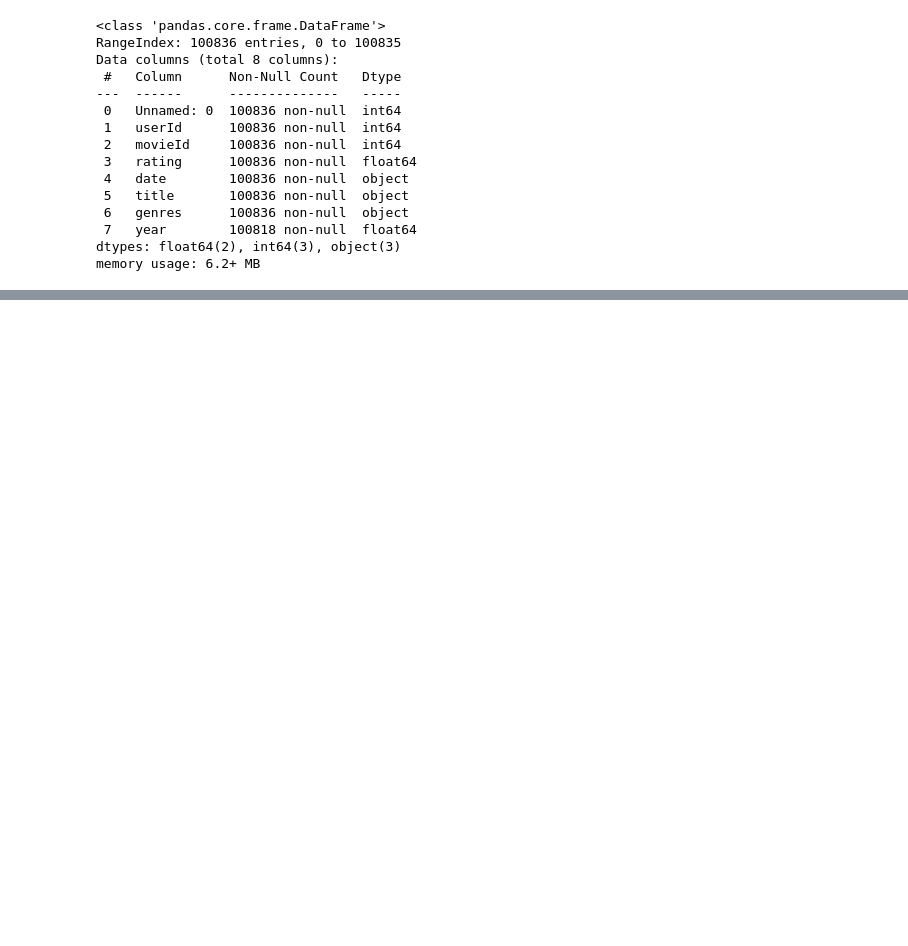
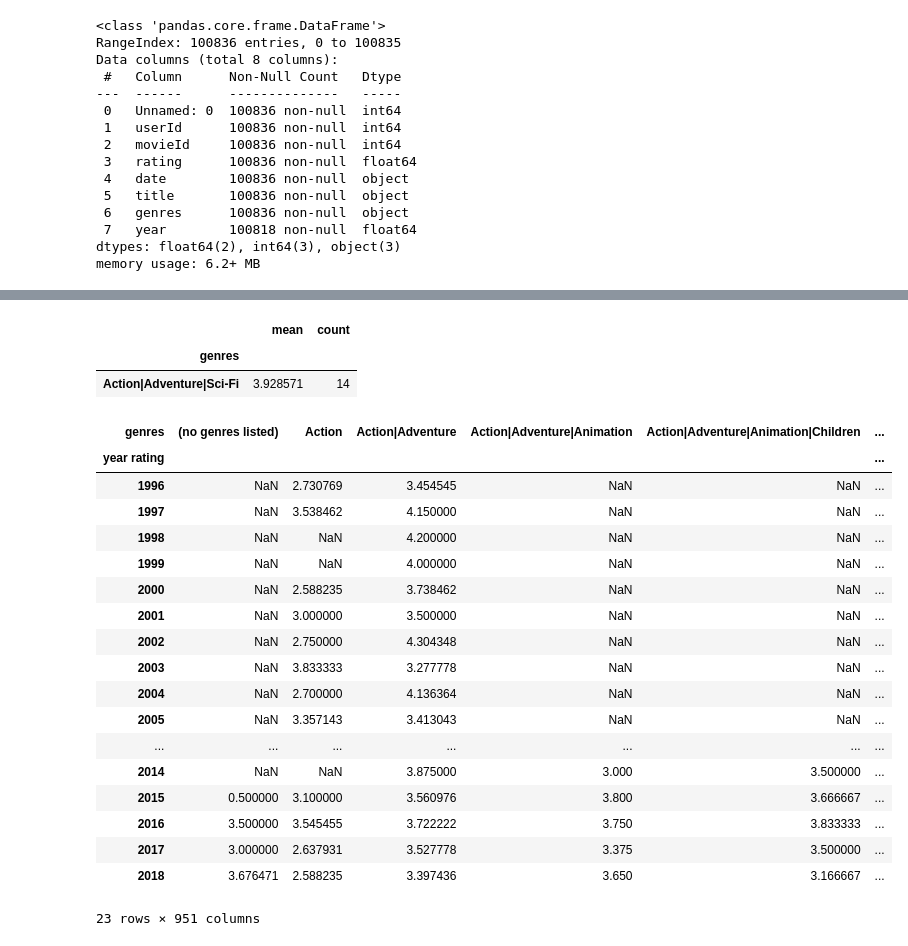
Before and after one commit to KolinZard/DS_projects, a Jupyter notebook: SF_work_folder/PY_12_Продвинутые_методы_работы_с_данными_в_Pandas/practice.ipynb, the cells around one changed output, grey strips where cells are left out. Saved outputs shown, nothing was run; the diff lists cells and outputs as text; code cells hidden in the pictures; blank space fills up the shorter version.

```diff
--- a/SF_work_folder/PY_12_Продвинутые_методы_работы_с_данными_в_Pandas/practice.ipynb
+++ b/SF_work_folder/PY_12_Продвинутые_методы_работы_с_данными_в_Pandas/practice.ipynb
@@ -46,0 +89,43 @@ KeyError: 'ratings'
+# %%
+mask3 = rating_movies['year'] == 2018
+table1 = rating_movies[mask3].groupby('genres')['rating'].agg(['mean','count'])
+# display(table1)
+mask4 = table1['count'] > 10
+table1[mask4].sort_values(by='mean', ascending=False).head(1)
+# %% [output]
+|  | mean | count |
+| genres |  |  |
+| Action|Adventure|Sci-Fi | 3.928571 | 14 |
+# %%
+rating_movies['date'] = pd.to_datetime(rating_movies['date'])
+# %%
+rating_movies['year rating'] = rating_movies['date'].dt.year
+# %%
+rating_movies_pivot = rating_movies.pivot_table(
+    values='rating',
+    index= 'year rating',
+    columns= 'genres',
+    aggfunc= 'mean'
+)
+
+display(rating_movies_pivot)
+# %% [output]
+| genres | (no genres listed) | Action | Action|Adventure | Action|Adventure|Animation | Action|Adventure|Animation|Children | ... |
+| year rating |  |  |  |  |  | ... |
+| 1996 | NaN | 2.730769 | 3.454545 | NaN | NaN | ... |
+| 1997 | NaN | 3.538462 | 4.150000 | NaN | NaN | ... |
+| 1998 | NaN | NaN | 4.200000 | NaN | NaN | ... |
+| 1999 | NaN | NaN | 4.000000 | NaN | NaN | ... |
+| 2000 | NaN | 2.588235 | 3.738462 | NaN | NaN | ... |
+| 2001 | NaN | 3.000000 | 3.500000 | NaN | NaN | ... |
+| 2002 | NaN | 2.750000 | 4.304348 | NaN | NaN | ... |
+| 2003 | NaN | 3.833333 | 3.277778 | NaN | NaN | ... |
+| 2004 | NaN | 2.700000 | 4.136364 | NaN | NaN | ... |
+| 2005 | NaN | 3.357143 | 3.413043 | NaN | NaN | ... |
+| ... | ... | ... | ... | ... | ... | ... |
+| 2014 | NaN | NaN | 3.875000 | 3.000 | 3.500000 | ... |
+| 2015 | 0.500000 | 3.100000 | 3.560976 | 3.800 | 3.666667 | ... |
+| 2016 | 3.500000 | 3.545455 | 3.722222 | 3.750 | 3.833333 | ... |
+| 2017 | 3.000000 | 2.637931 | 3.527778 | 3.375 | 3.500000 | ... |
+| 2018 | 3.676471 | 2.588235 | 3.397436 | 3.650 | 3.166667 | ... |
+23 rows × 951 columns
```
Also changed, not shown: parts of 7 cells of this notebook, 1 other file.
